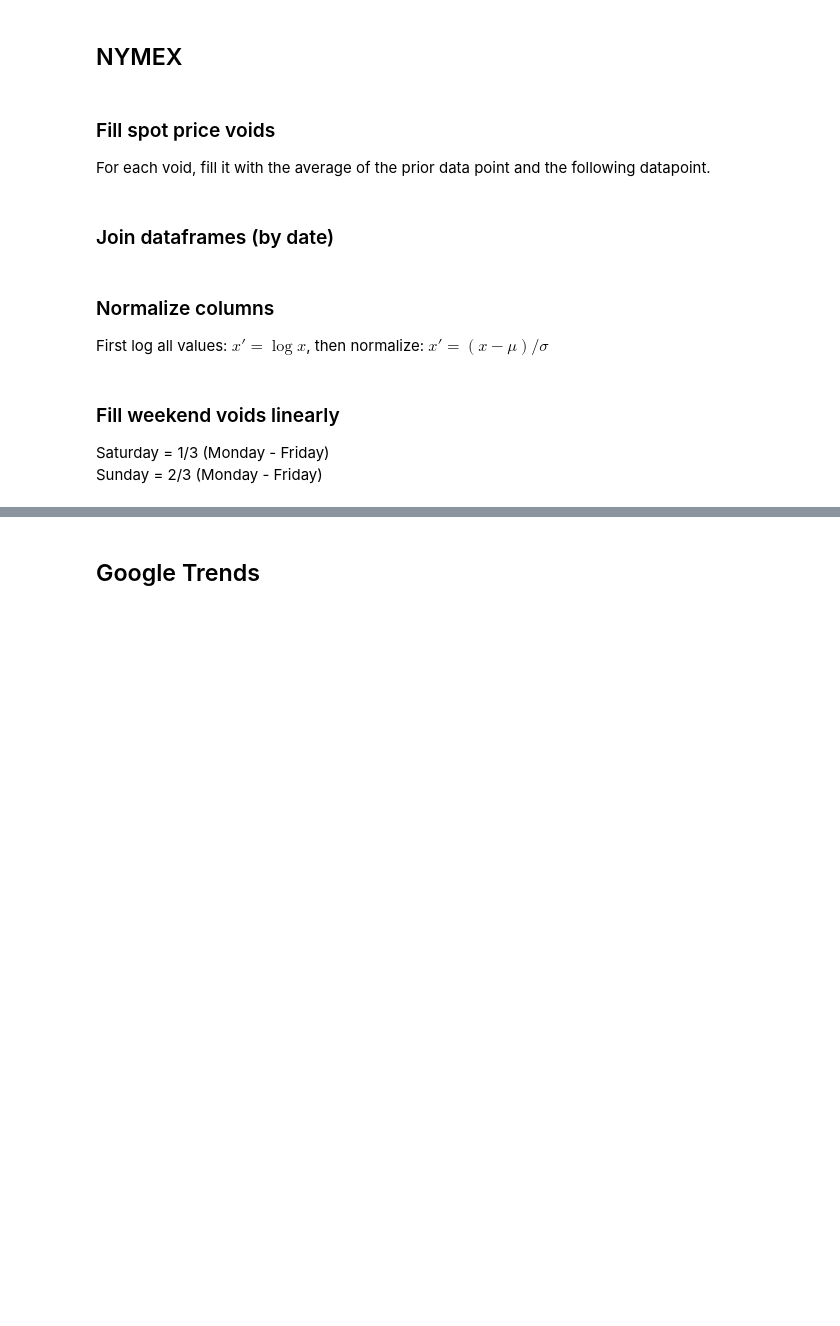
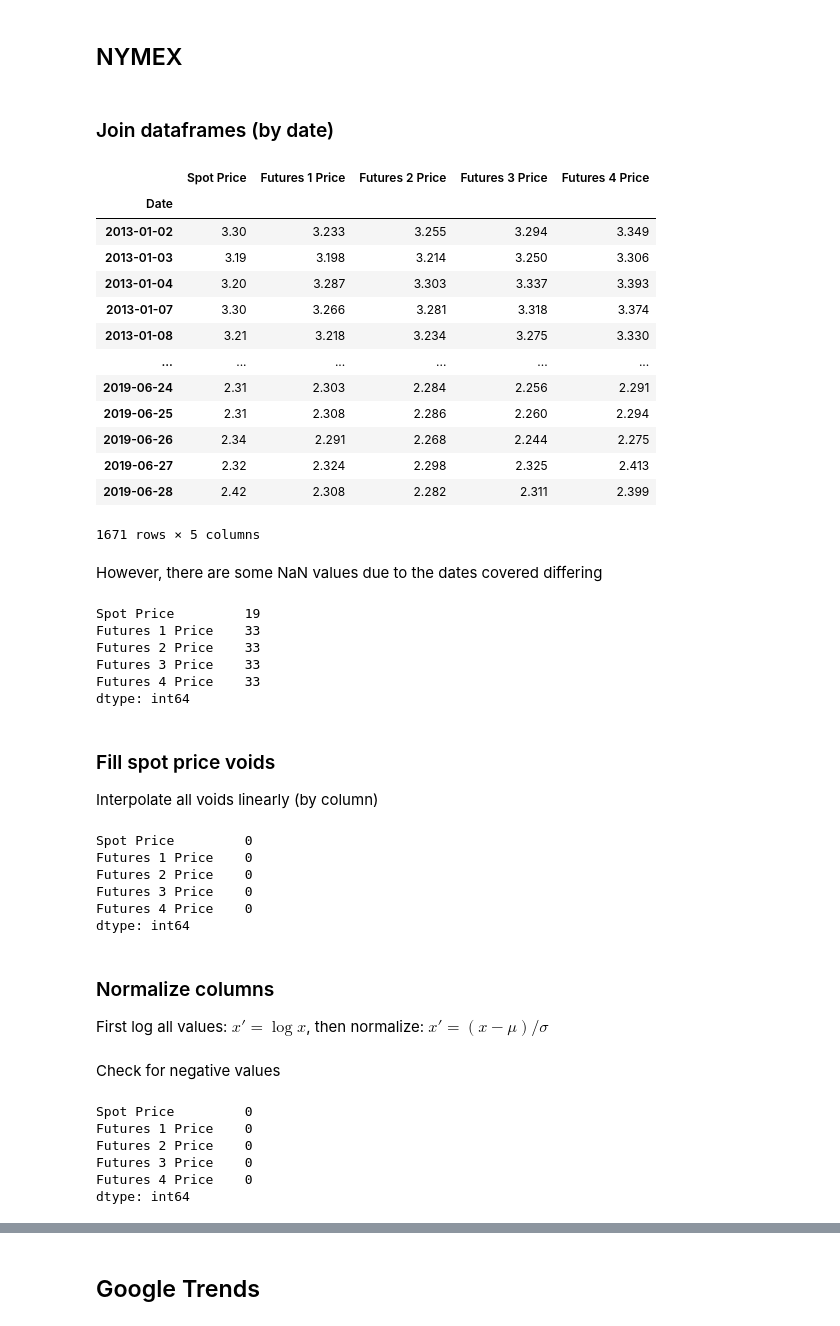
Before and after one commit to qstickmurph/cs4263-project, a Jupyter notebook: code/CS4263-Project.ipynb, the cells around one changed output, grey strips where cells are left out. Cells and saved outputs as stored; diff of their text form; code cells hidden in the pictures; blank space fills up the shorter version.

```diff
--- a/code/CS4263-Project.ipynb
+++ b/code/CS4263-Project.ipynb
@@ -150,15 +166,61 @@ google_trends_df
 # Data Preprocessing Stage
 # %% [markdown]
 ## NYMEX
-# %% [markdown]
-### Fill spot price voids
-For each void, fill it with the average of the prior data point and the following datapoint.
 # %% [markdown]
 ### Join dataframes (by date)
+# %%
+nymex_df = pd.concat([nymex_spot_df, nymex_futures_df],axis=1)
+nymex_df
+# %% [output]
+|  | Spot Price | Futures 1 Price | Futures 2 Price | Futures 3 Price | Futures 4 Price |
+| Date |  |  |  |  |  |
+| 2013-01-02 | 3.30 | 3.233 | 3.255 | 3.294 | 3.349 |
+| 2013-01-03 | 3.19 | 3.198 | 3.214 | 3.250 | 3.306 |
+| 2013-01-04 | 3.20 | 3.287 | 3.303 | 3.337 | 3.393 |
+| 2013-01-07 | 3.30 | 3.266 | 3.281 | 3.318 | 3.374 |
+| 2013-01-08 | 3.21 | 3.218 | 3.234 | 3.275 | 3.330 |
+| ... | ... | ... | ... | ... | ... |
+| 2019-06-24 | 2.31 | 2.303 | 2.284 | 2.256 | 2.291 |
+| 2019-06-25 | 2.31 | 2.308 | 2.286 | 2.260 | 2.294 |
+| 2019-06-26 | 2.34 | 2.291 | 2.268 | 2.244 | 2.275 |
+| 2019-06-27 | 2.32 | 2.324 | 2.298 | 2.325 | 2.413 |
+| 2019-06-28 | 2.42 | 2.308 | 2.282 | 2.311 | 2.399 |
+1671 rows × 5 columns
+# %% [markdown]
+However, there are some NaN values due to the dates covered differing
+# %%
+nymex_df.isna().sum()
+# %% [output]
+Spot Price         19
+Futures 1 Price    33
+Futures 2 Price    33
+Futures 3 Price    33
+Futures 4 Price    33
+dtype: int64
+# %% [markdown]
+### Fill spot price voids
+Interpolate all voids linearly (by column)
+# %%
+nymex_df = nymex_df.interpolate(method='linear')
+nymex_df.isna().sum()
+# %% [output]
+Spot Price         0
+Futures 1 Price    0
+Futures 2 Price    0
+Futures 3 Price    0
+Futures 4 Price    0
+dtype: int64
 # %% [markdown]
 ### Normalize columns
 First log all values: $x' = \log{x}$, then normalize: $x' = (x - \mu)/\sigma$
-# %% [markdown]
-### Fill weekend voids linearly
-Saturday = 1/3 (Monday - Friday)\
-Sunday   = 2/3 (Monday - Friday)
+# %% [markdown]
+Check for negative values
+# %%
+(nymex_df <= 0).sum()
+# %% [output]
+Spot Price         0
+Futures 1 Price    0
+Futures 2 Price    0
+Futures 3 Price    0
+Futures 4 Price    0
+dtype: int64
```
Also changed, not shown: parts of 12 cells of this notebook.
